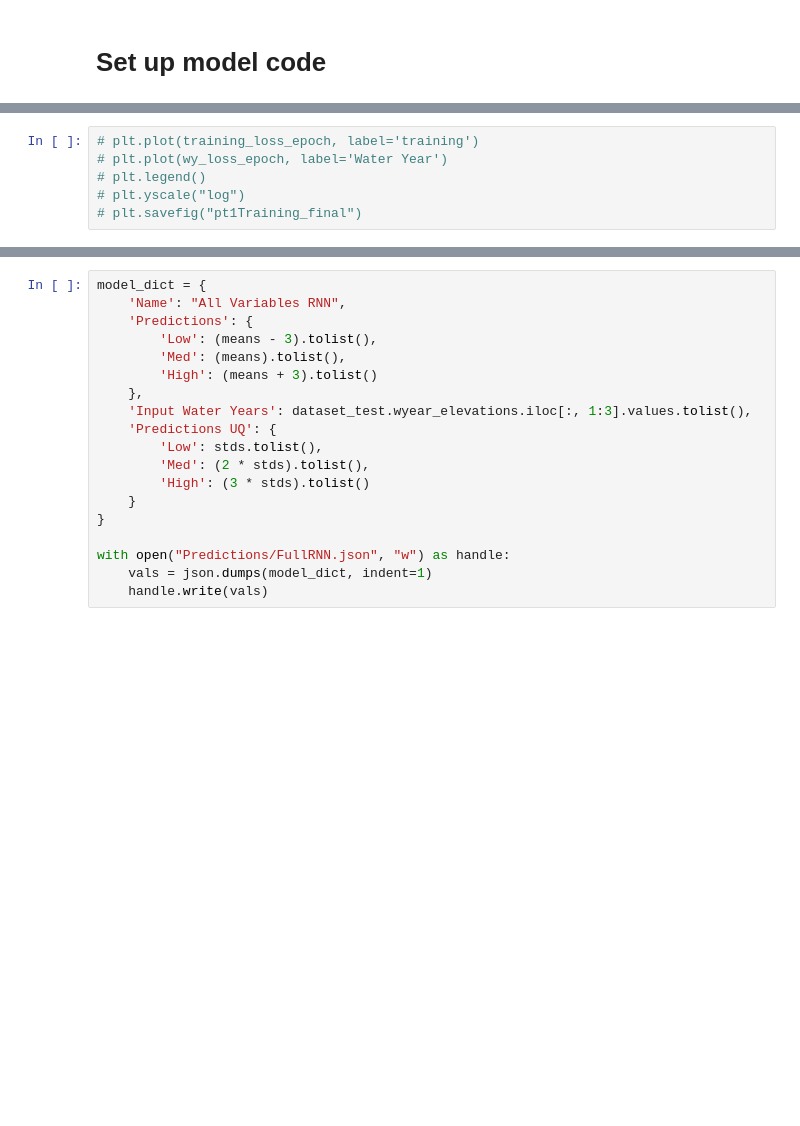
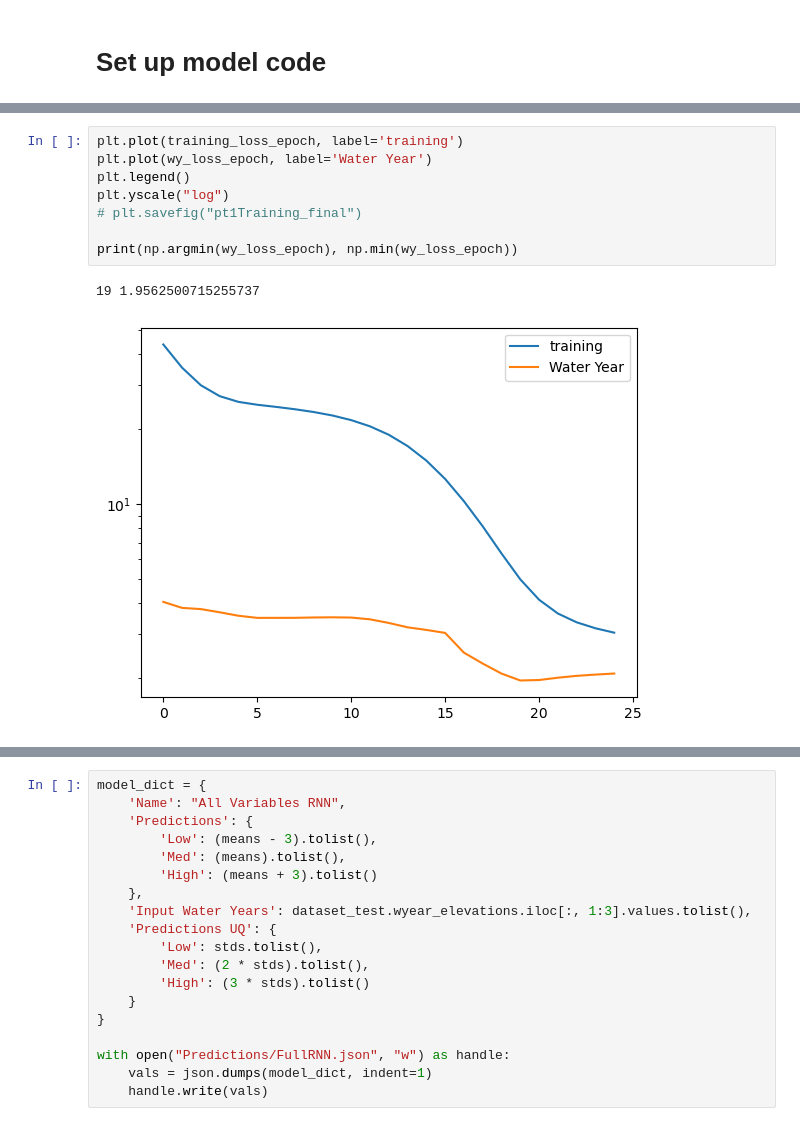
Before and after one commit to scoutiii/BearLakeData, a Jupyter notebook: Model.ipynb, the cells around one changed output, grey strips where cells are left out. Cells and saved outputs as stored; diff of their text form; blank space fills up the shorter version.

```diff
--- a/Model.ipynb
+++ b/Model.ipynb
@@ -421,7 +419,12 @@ These seem to be the best model parameters so far.
 # %%
-# plt.plot(training_loss_epoch, label='training')
-# plt.plot(wy_loss_epoch, label='Water Year')
-# plt.legend()
-# plt.yscale("log")
+plt.plot(training_loss_epoch, label='training')
+plt.plot(wy_loss_epoch, label='Water Year')
+plt.legend()
+plt.yscale("log")
 # plt.savefig("pt1Training_final")
+
+print(np.argmin(wy_loss_epoch), np.min(wy_loss_epoch))
+# %% [output]
+19 1.9562500715255737
+[figure, added]
 # %%
```
Also changed, not shown: parts of 9 cells of this notebook, 2 other files.
